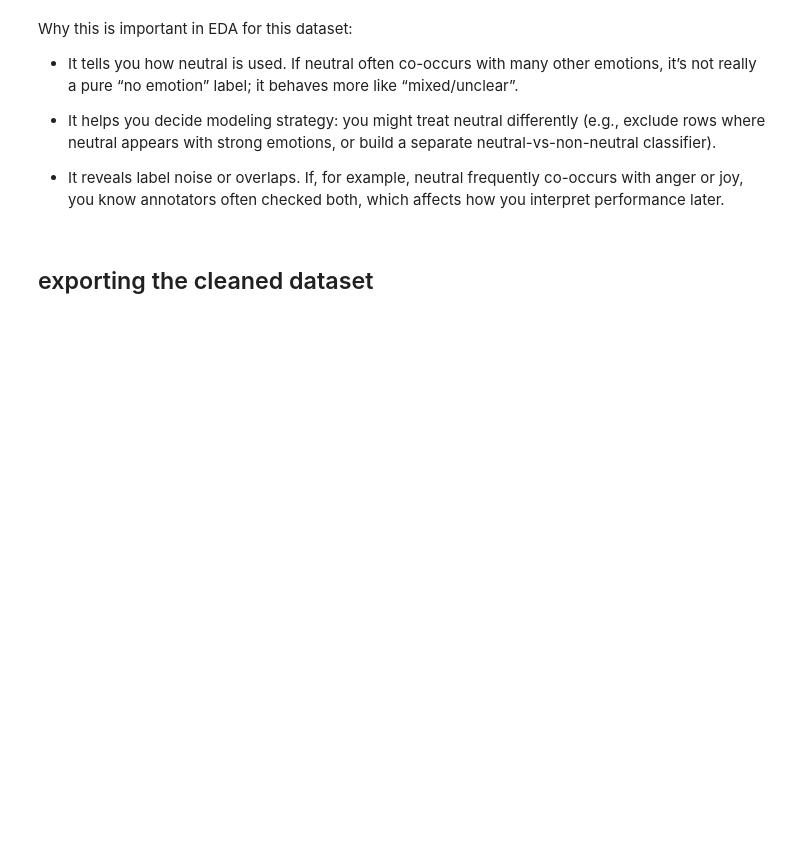
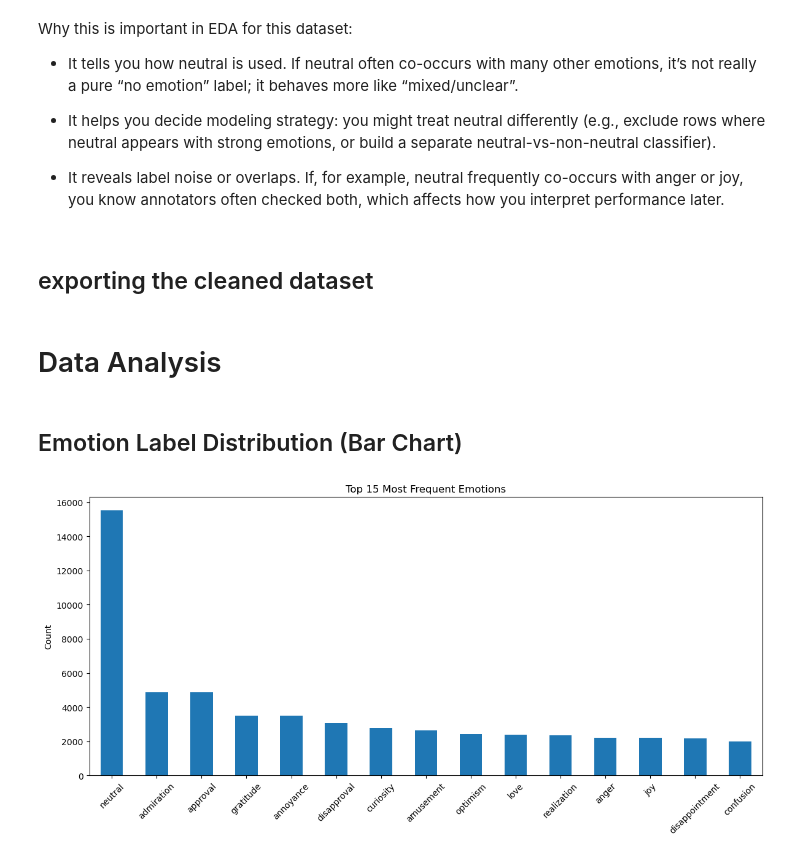
Before and after one commit to zacchaeus-tan/dap, a Jupyter notebook: eda_goemotions1-3.ipynb, the cells around one changed output. Saved outputs shown, nothing was run; the diff lists cells and outputs as text; code cells hidden in the pictures; blank space fills up the shorter version.

Commit message:
data analysis

```diff
--- a/eda_goemotions1-3.ipynb
+++ b/eda_goemotions1-3.ipynb
@@ -235,3 +235,18 @@ Why this is important in EDA for this dataset:
 ## exporting the cleaned dataset
 # %%
 df.to_csv("goemotions_cleaned.csv", index=False, encoding="utf-8")
+# %% [markdown]
+# Data Analysis
+# %% [markdown]
+## Emotion Label Distribution (Bar Chart)
+# %%
+label_counts = df[label_cols].sum().sort_values(ascending=False)
+plt.figure(figsize=(12, 6))
+label_counts.head(15).plot(kind='bar')
+plt.title('Top 15 Most Frequent Emotions')
+plt.ylabel('Count')
+plt.xticks(rotation=45)
+plt.tight_layout()
+plt.show()
+# %% [output]
+[figure, added]
```
Also changed, not shown: parts of 9 cells of this notebook, 1 other file.
